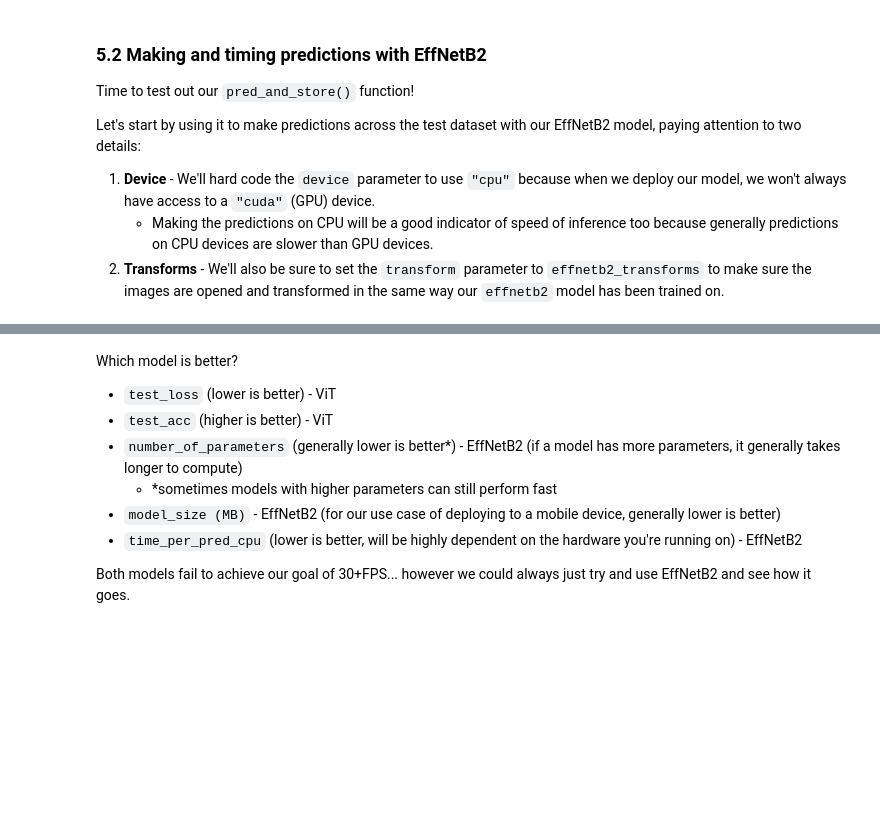
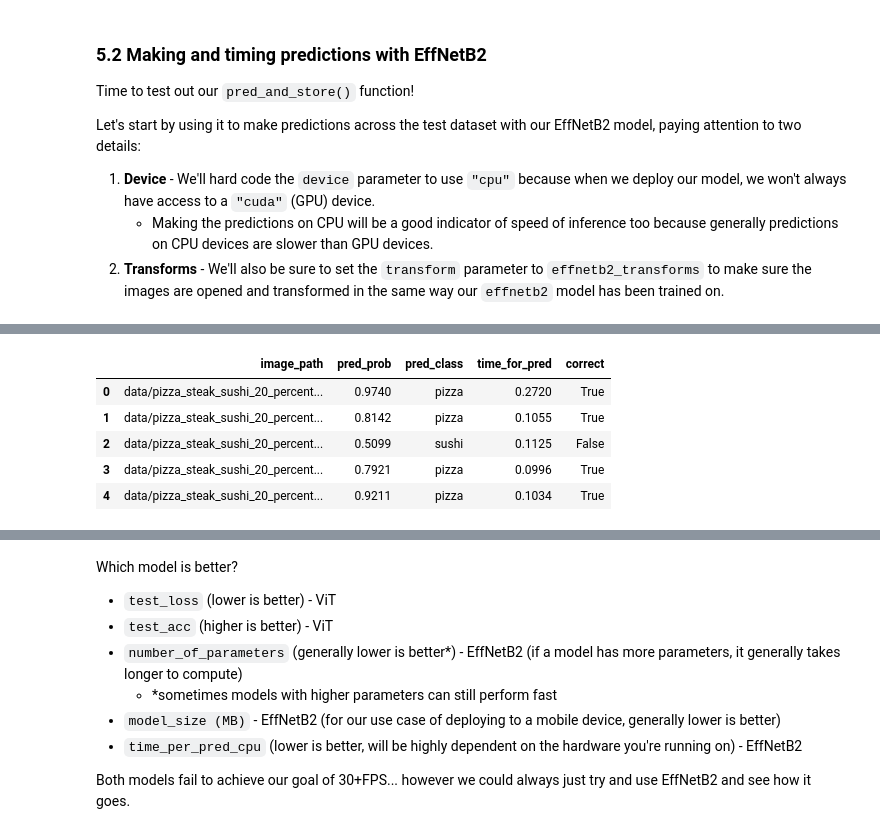
Before and after one commit to BMugo84/pytorch_in_25_hours, a Jupyter notebook: 09_pytorch_model_deployment.ipynb, the cells around one changed output, grey strips where cells are left out. Saved outputs shown, nothing was run; the diff lists cells and outputs as text; code cells hidden in the pictures; blank space fills up the shorter version.

```diff
--- a/09_pytorch_model_deployment.ipynb
+++ b/09_pytorch_model_deployment.ipynb
@@ -786,0 +800,12 @@ effnetb2_test_pred_dicts = pred_and_store(paths=test_data_paths,
+# %%
+# Turn the test_pred_dicts into a DataFrame
+import pandas as pd
+effnetb2_test_pred_df = pd.DataFrame(effnetb2_test_pred_dicts)
+effnetb2_test_pred_df.head()
+# %% [output]
+|  | image_path | pred_prob | pred_class | time_for_pred | correct |
+| 0 | data/pizza_steak_sushi_20_percent... | 0.9740 | pizza | 0.2720 | True |
+| 1 | data/pizza_steak_sushi_20_percent... | 0.8142 | pizza | 0.1055 | True |
+| 2 | data/pizza_steak_sushi_20_percent... | 0.5099 | sushi | 0.1125 | False |
+| 3 | data/pizza_steak_sushi_20_percent... | 0.7921 | pizza | 0.0996 | True |
+| 4 | data/pizza_steak_sushi_20_percent... | 0.9211 | pizza | 0.1034 | True |
```
Also changed, not shown: parts of 34 cells of this notebook.
